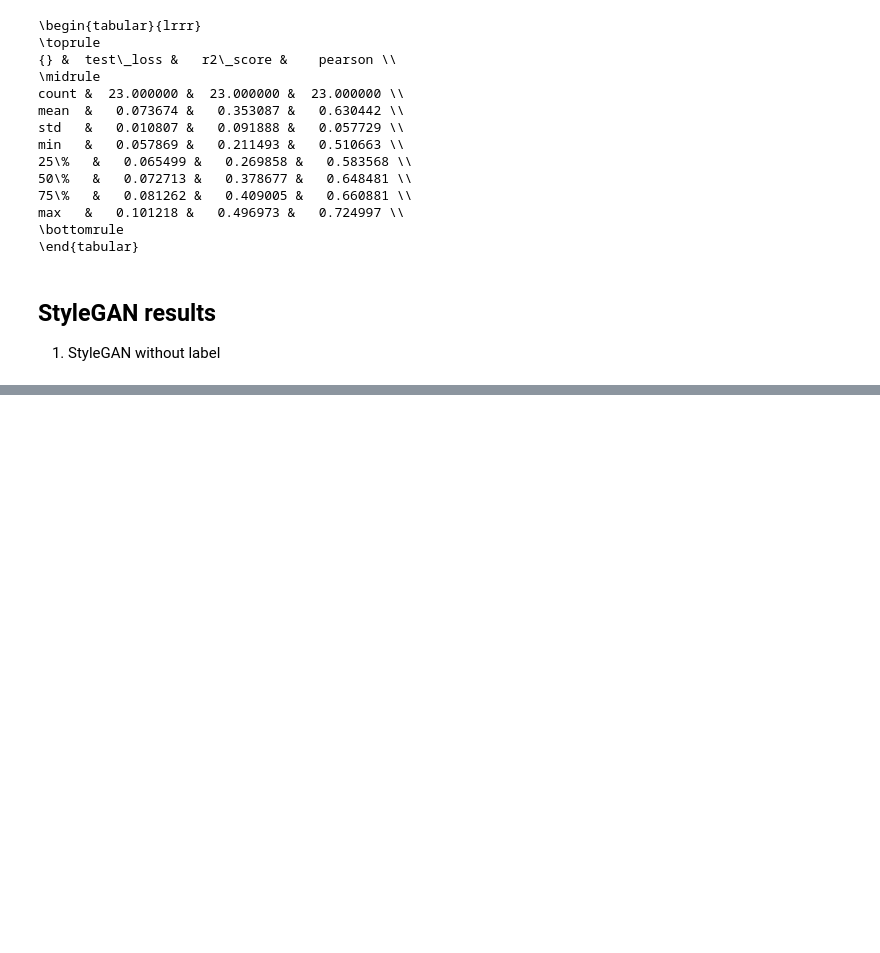
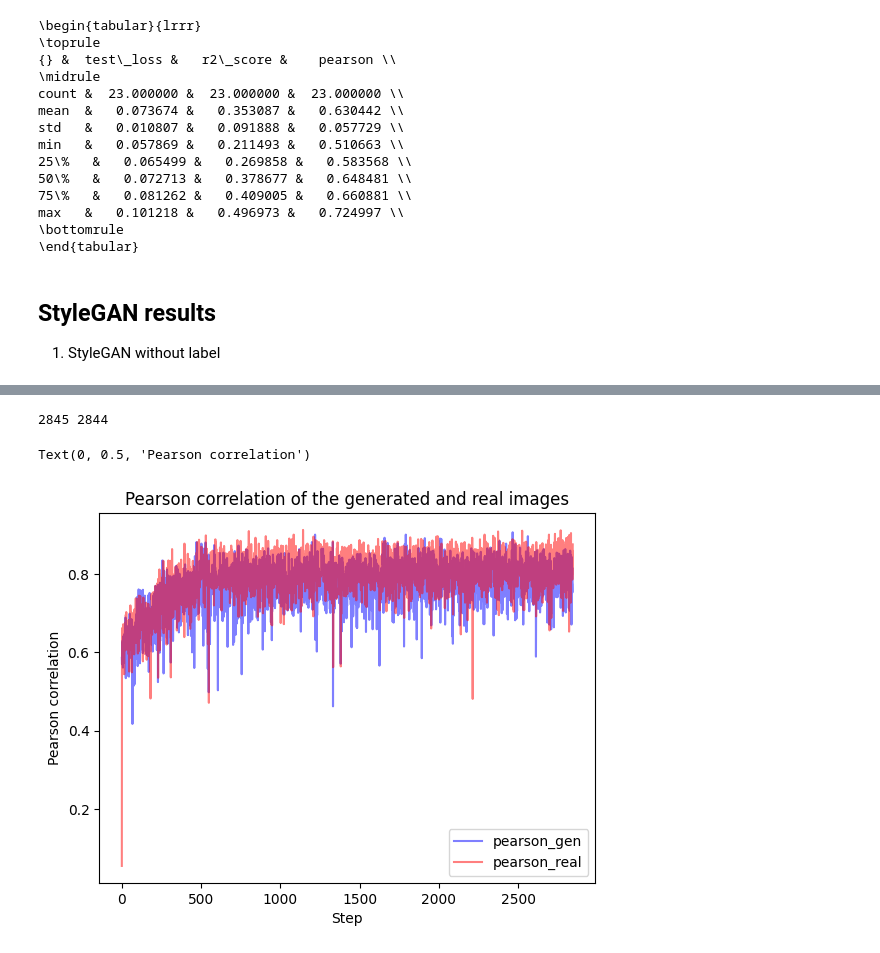
Before and after one commit to Jeremstym/depoibens, a Jupyter notebook: statdes.ipynb, the cells around one changed output, grey strips where cells are left out. Drawn from its saved outputs; the diff is of its cells as text; code cells hidden in the pictures; blank space fills up the shorter version.

```diff
--- a/statdes.ipynb
+++ b/statdes.ipynb
@@ -265,0 +267,19 @@ Text(0, 0.5, 'Loss')
+# %%
+adversarial_loss = re.findall("adversarial_loss: (\d+.\d+)", txt)
+adversarial_loss = [float(x) for x in adversarial_loss]
+pearson_gen = re.findall("pearson_gen: (\d+.\d+)", txt)
+pearson_gen = [float(x) for x in pearson_gen]
+pearson_real = re.findall("pearson_real: (\d+.\d+)", txt)
+pearson_real = [float(x) for x in pearson_real]
+# %% [output]
+2845 2844
+# %%
+plt.plot(pearson_gen, label="pearson_gen", color="blue", alpha=0.5)
+plt.plot(pearson_real, label="pearson_real", color="red", alpha=0.5)
+plt.legend()
+plt.title("Pearson correlation of the generated and real images")
+plt.xlabel("Step")
+plt.ylabel("Pearson correlation")
+# %% [output]
+Text(0, 0.5, 'Pearson correlation')
+[figure, added]
```
Also changed, not shown: parts of 9 cells of this notebook.
